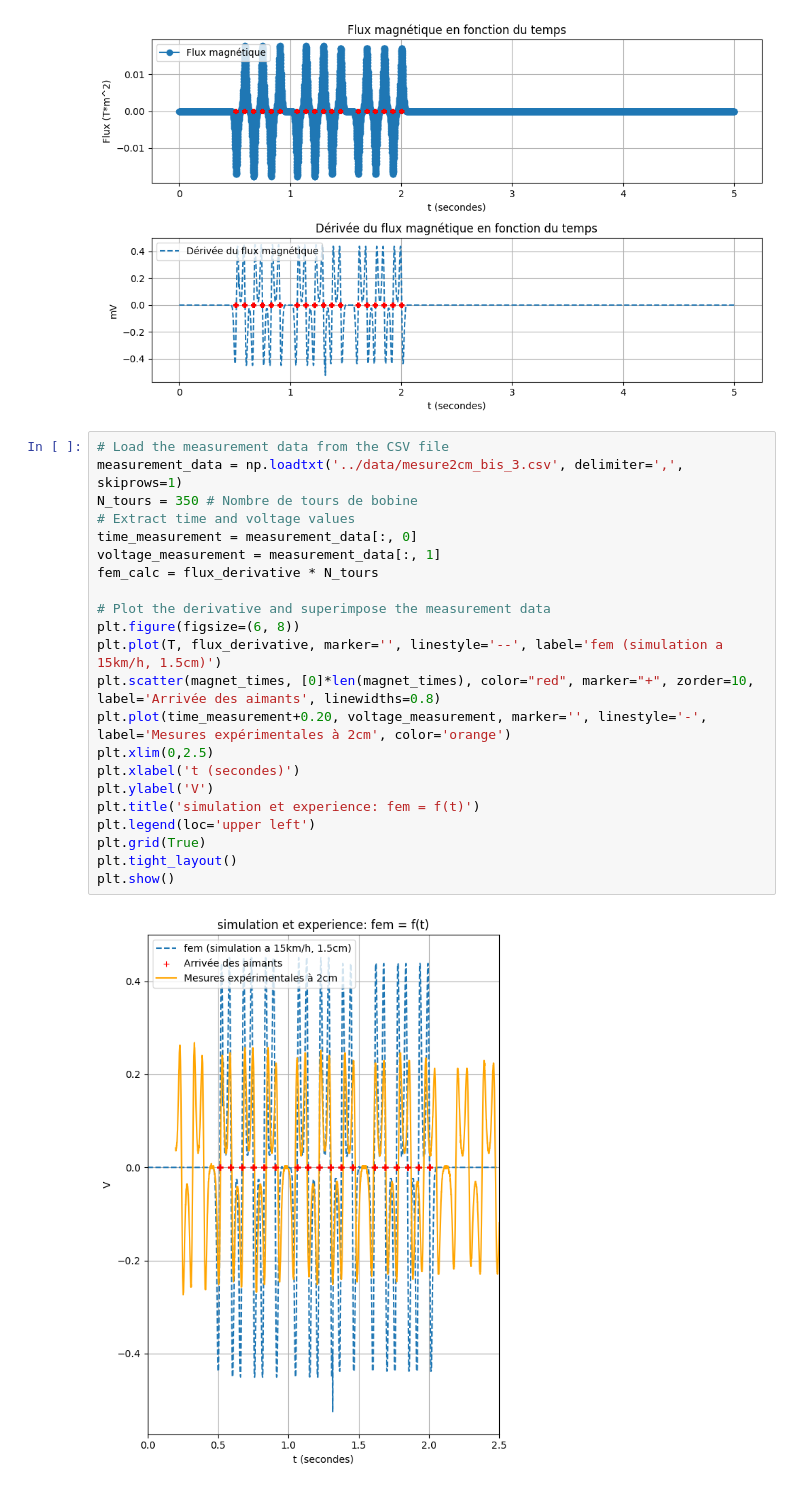
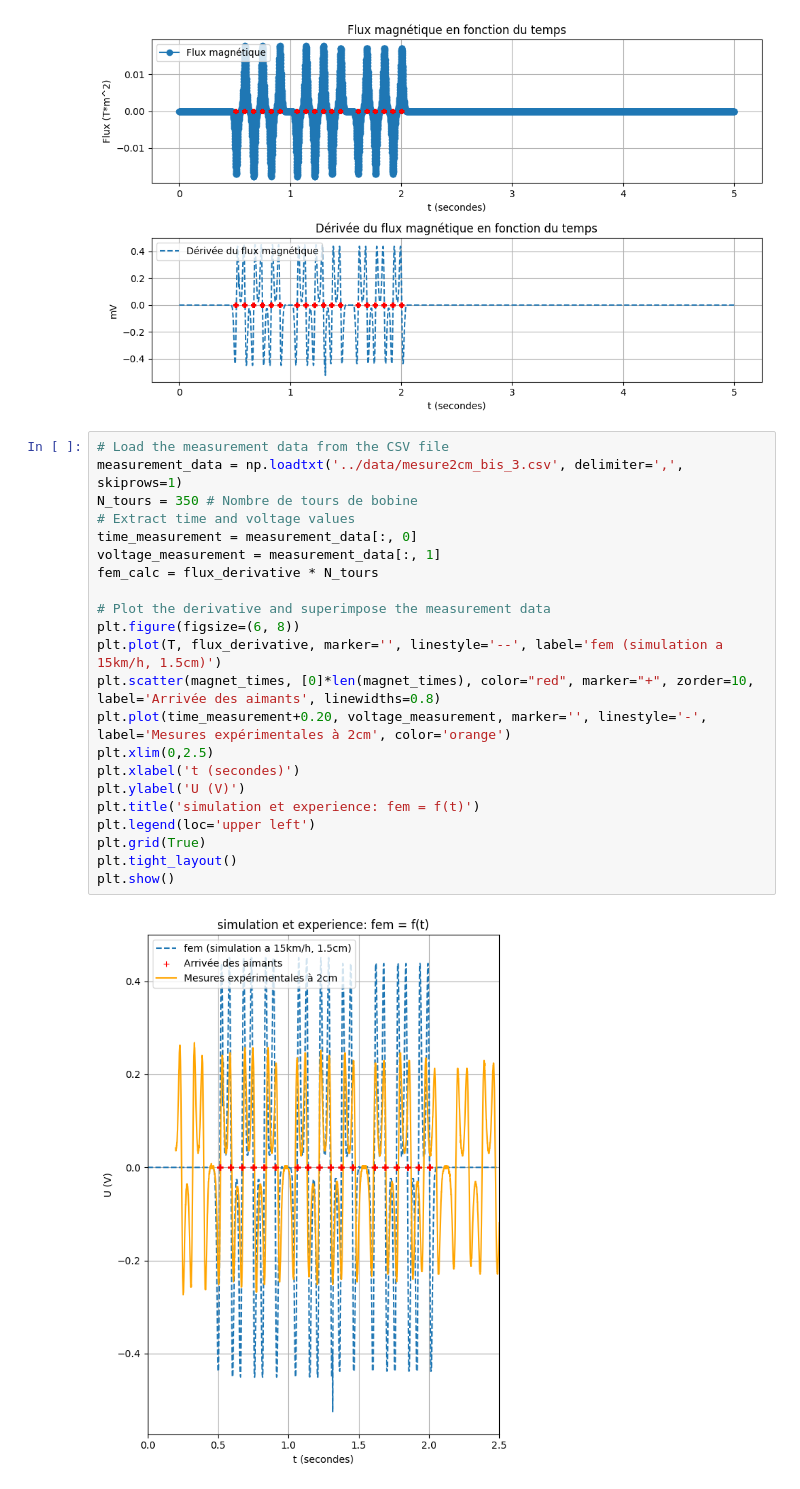
Before and after one commit to FuriousBird/TIPE_Dynamo, a Jupyter notebook: teslametre/modelisation_lat.ipynb, the cells around one changed output. Saved outputs shown, nothing was run; the diff lists cells and outputs as text.

```diff
--- a/teslametre/modelisation_lat.ipynb
+++ b/teslametre/modelisation_lat.ipynb
@@ -249,24 +249,24 @@ plt.show()
 # %%
 # Load the measurement data from the CSV file
 measurement_data = np.loadtxt('../data/mesure2cm_bis_3.csv', delimiter=',', skiprows=1)
 N_tours = 350 # Nombre de tours de bobine
 # Extract time and voltage values
 time_measurement = measurement_data[:, 0]
 voltage_measurement = measurement_data[:, 1]
 fem_calc = flux_derivative * N_tours
 
 # Plot the derivative and superimpose the measurement data
 plt.figure(figsize=(6, 8))
 plt.plot(T, flux_derivative, marker='', linestyle='--', label='fem (simulation a 15km/h, 1.5cm)')
 plt.scatter(magnet_times, [0]*len(magnet_times), color="red", marker="+", zorder=10, label='Arrivée des aimants', linewidths=0.8)
 plt.plot(time_measurement+0.20, voltage_measurement, marker='', linestyle='-', label='Mesures expérimentales à 2cm', color='orange')
 plt.xlim(0,2.5)
 plt.xlabel('t (secondes)')
-plt.ylabel('V')
+plt.ylabel('U (V)')
 plt.title('simulation et experience: fem = f(t)')
 plt.legend(loc='upper left')
 plt.grid(True)
 plt.tight_layout()
 plt.show()
 # %% [output]
-[figure, old version]
+[figure, new version]
```
Also changed, not shown: parts of 1 cell of this notebook, 9 other files.
